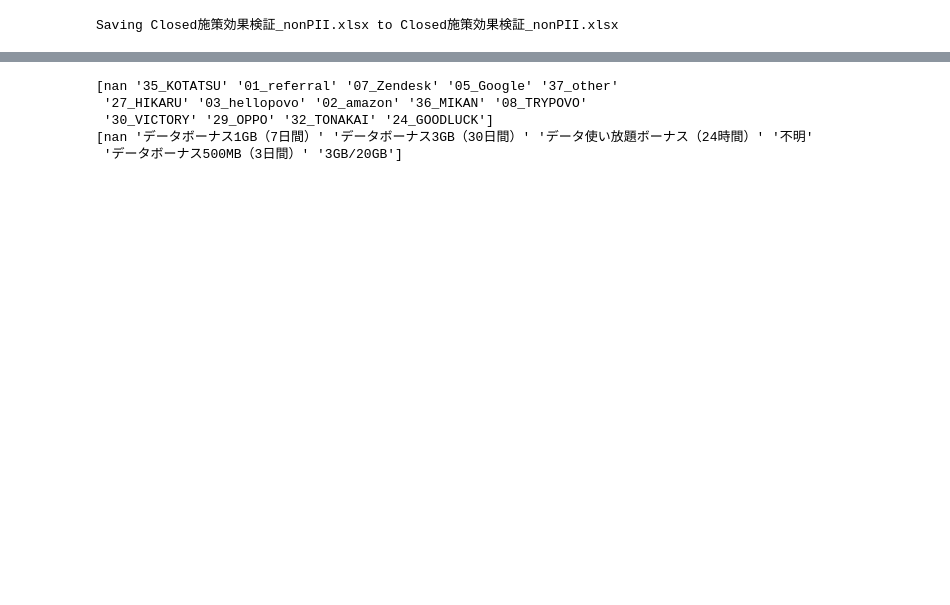
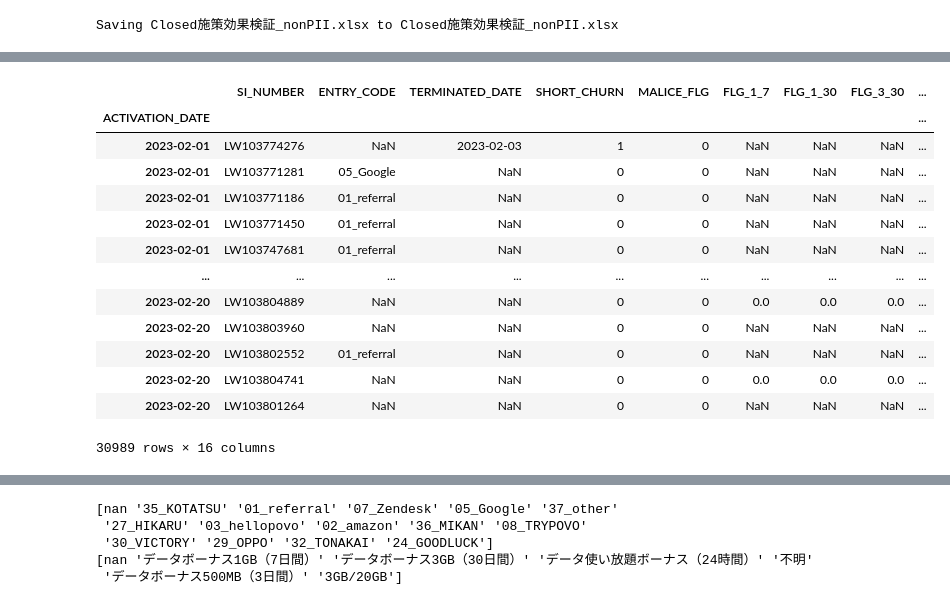
Before and after one commit to hiroyuki-miyake-circles/Google_Colabo, a Jupyter notebook: ClosedAnalysis_New_from17Feb.ipynb, the cells around one changed output, grey strips where cells are left out. Saved outputs shown, nothing was run; the diff lists cells and outputs as text; code cells hidden in the pictures; blank space fills up the shorter version.

```diff
--- a/ClosedAnalysis_New_from17Feb.ipynb
+++ b/ClosedAnalysis_New_from17Feb.ipynb
@@ -54,0 +61,19 @@ Saving Closed施策効果検証_nonPII.xlsx to Closed施策効果検証_nonPII.x
+# %%
+d = pd.read_csv('Pur_data_Feb.csv')
+d = d[['ACTIVATION_DATE','SI_NUMBER','ENTRY_CODE','TERMINATED_DATE','SHORT_CHURN','MALICE_FLG','FLG_1_7', 'FLG_1_30', 'FLG_3_30', 'FLG_3_90', 'FLG_9', 'FLG_20', 'FLG_50', 'FLG_60', 'FLG_150', 'FLG_24HUL', 'FLG_7DUL']].set_index('ACTIVATION_DATE').sort_values(by='ACTIVATION_DATE')
+d
+# %% [output]
+|  | SI_NUMBER | ENTRY_CODE | TERMINATED_DATE | SHORT_CHURN | MALICE_FLG | FLG_1_7 | FLG_1_30 | FLG_3_30 | ... |
+| ACTIVATION_DATE |  |  |  |  |  |  |  |  | ... |
+| 2023-02-01 | LW103774276 | NaN | 2023-02-03 | 1 | 0 | NaN | NaN | NaN | ... |
+| 2023-02-01 | LW103771281 | 05_Google | NaN | 0 | 0 | NaN | NaN | NaN | ... |
+| 2023-02-01 | LW103771186 | 01_referral | NaN | 0 | 0 | NaN | NaN | NaN | ... |
+| 2023-02-01 | LW103771450 | 01_referral | NaN | 0 | 0 | NaN | NaN | NaN | ... |
+| 2023-02-01 | LW103747681 | 01_referral | NaN | 0 | 0 | NaN | NaN | NaN | ... |
+| ... | ... | ... | ... | ... | ... | ... | ... | ... | ... |
+| 2023-02-20 | LW103804889 | NaN | NaN | 0 | 0 | 0.0 | 0.0 | 0.0 | ... |
+| 2023-02-20 | LW103803960 | NaN | NaN | 0 | 0 | NaN | NaN | NaN | ... |
+| 2023-02-20 | LW103802552 | 01_referral | NaN | 0 | 0 | NaN | NaN | NaN | ... |
+| 2023-02-20 | LW103804741 | NaN | NaN | 0 | 0 | 0.0 | 0.0 | 0.0 | ... |
+| 2023-02-20 | LW103801264 | NaN | NaN | 0 | 0 | NaN | NaN | NaN | ... |
+30989 rows × 16 columns
```
Also changed, not shown: parts of 20 cells of this notebook.
